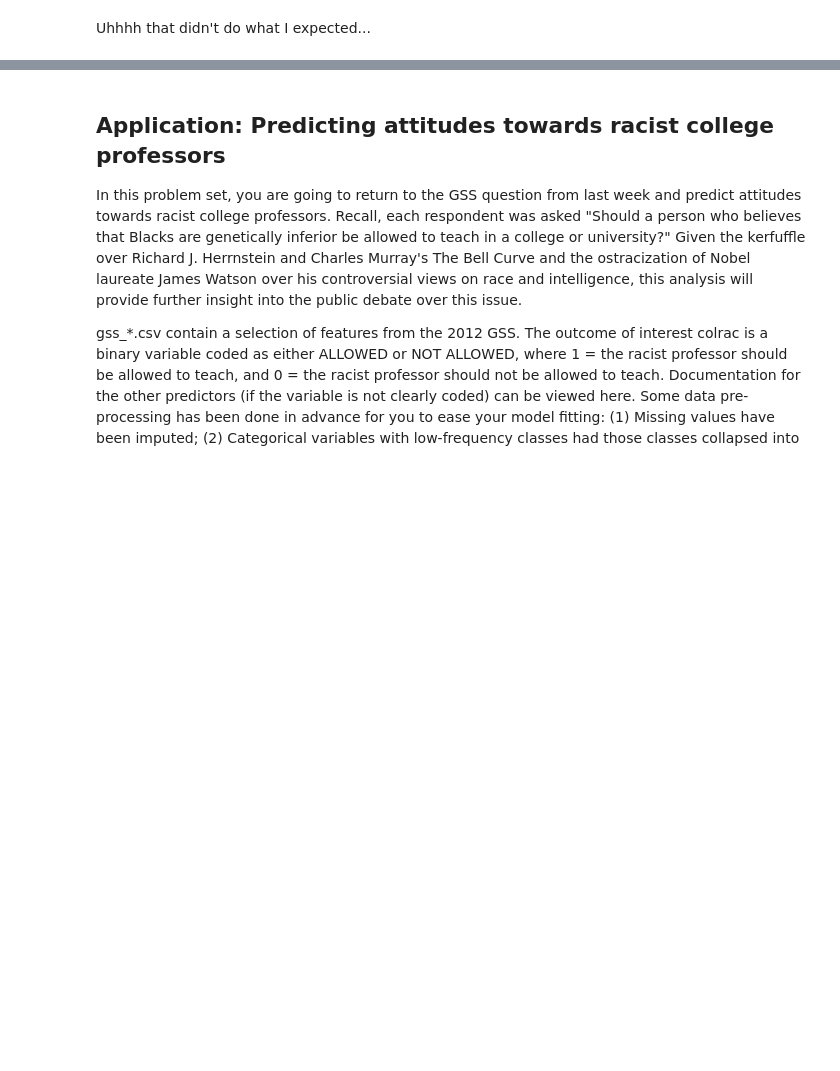
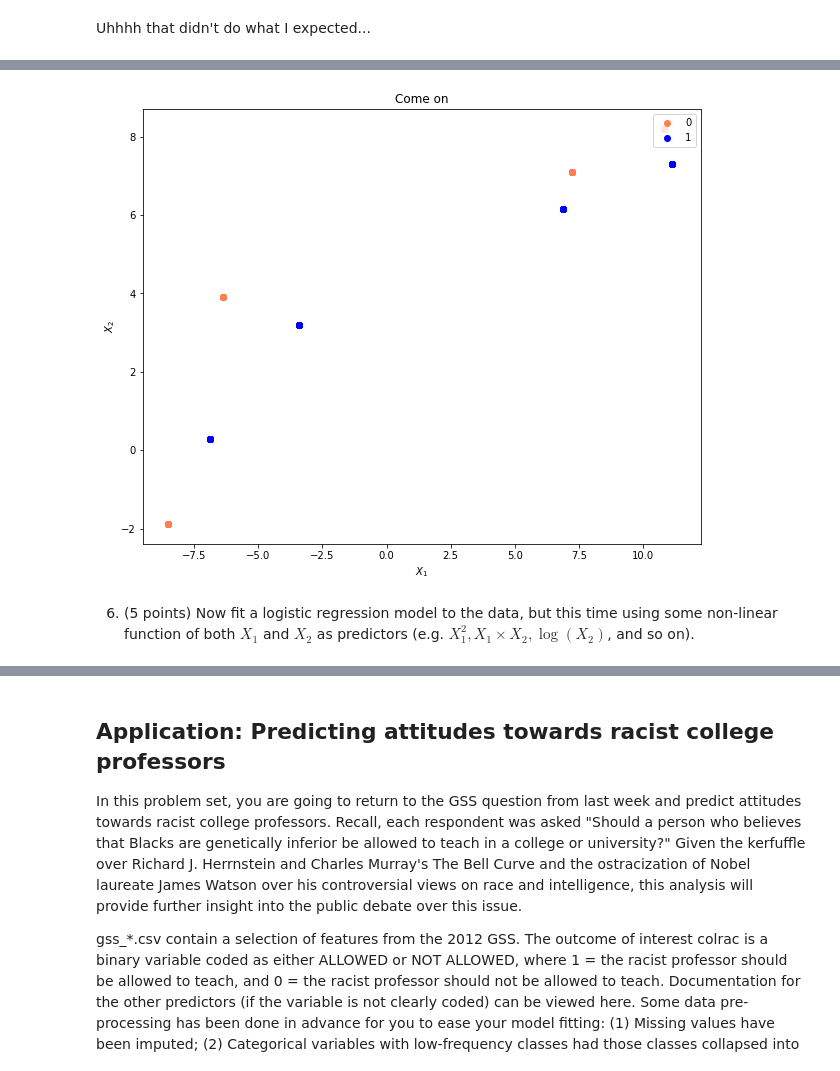
Before and after one commit to anuraag94/problem-set-6, a Jupyter notebook: Regina_Catipon_HW6.ipynb, the cells around one changed output, grey strips where cells are left out. Saved outputs shown, nothing was run; the diff lists cells and outputs as text; code cells hidden in the pictures; blank space fills up the shorter version.

```diff
--- a/Regina_Catipon_HW6.ipynb
+++ b/Regina_Catipon_HW6.ipynb
@@ -154,0 +171,10 @@ We have seen that we can fit an SVM with a non-linear kernel in order to perform
+# %%
+X1 = data_[data_['category'] == 0]
+x1 = np.stack(X1['vect'], axis=0)
+
+#x1 = X1['vect']
+
+X2 = data_[data_['category'] == 1]
+x2= np.stack(X2['vect'], axis=0)
+
+#x2= X2['vect']
@@ -154,0 +197,15 @@ We have seen that we can fit an SVM with a non-linear kernel in order to perform
+# %%
+pred_log = log_reg.predict(np.stack(data_['vect'], axis=0))
+# %%
+plt.figure(figsize=(10,8))
+
+plt.scatter(x1[pred_log],x2[pred_log], color='coral')
+plt.scatter(x1[~pred_log],x2[~pred_log], color='blue')
+plt.xlabel('$X_1$')
+plt.ylabel('$X_2$')
+plt.legend(['0','1'], loc=1)
+plt.title('Come on');
+# %% [output]
+[figure, added]
+# %% [markdown]
+6. (5 points) Now fit a logistic regression model to the data, but this time using some non-linear function of both $X_1$ and $X_2$ as predictors (e.g. $X_1^2, X_1 \times X_2, \log(X_2)$, and so on).
```
Also changed, not shown: parts of 45 cells of this notebook.
